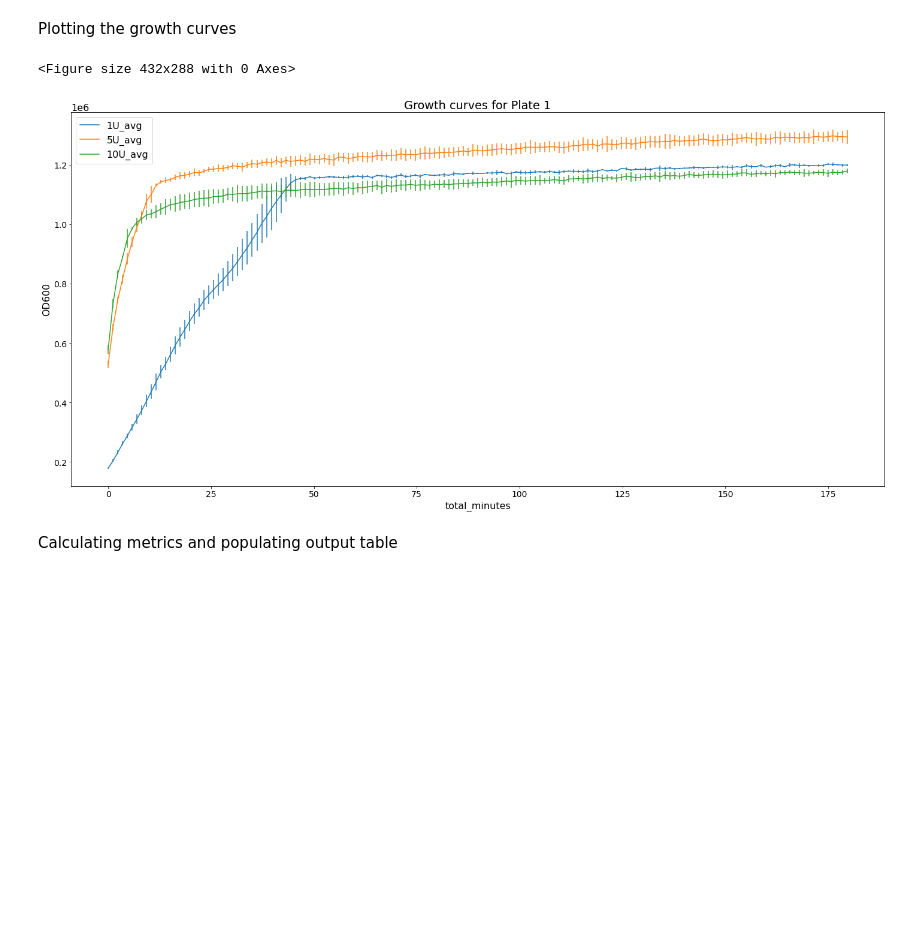
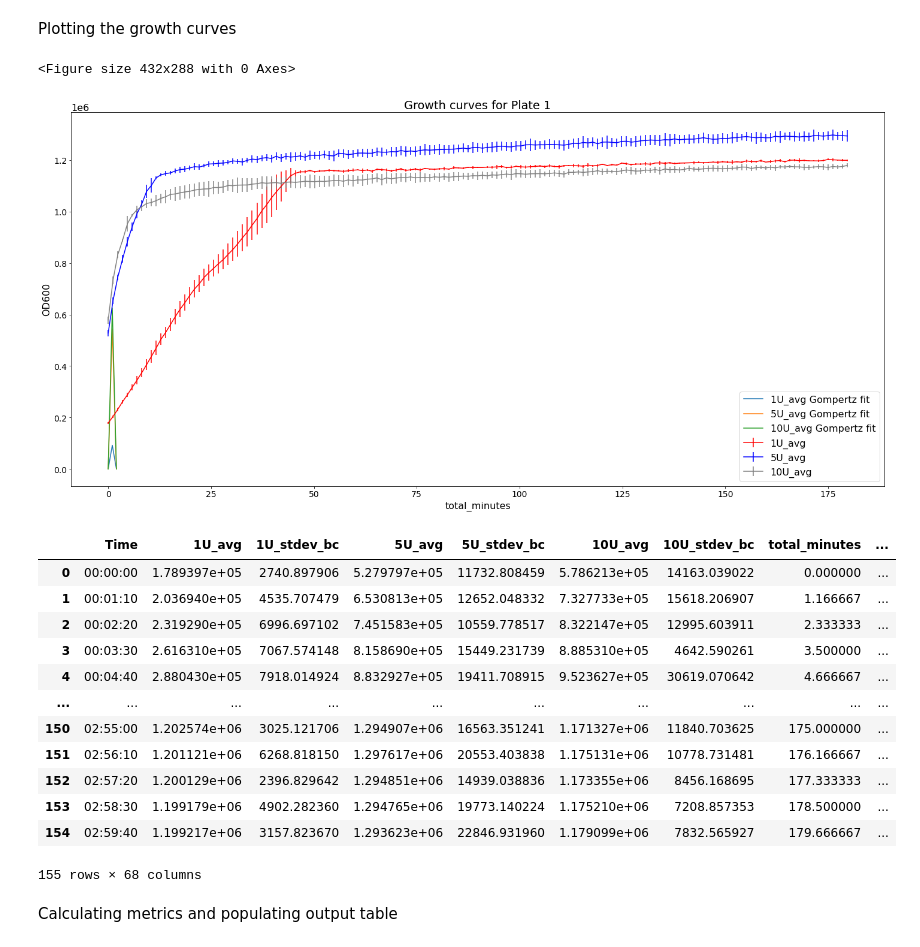
Before and after one commit to cultivarium/Growth_analysis, a Jupyter notebook: growth_curves.ipynb, the cells around one changed output. Drawn from its saved outputs; the diff is of its cells as text; code cells hidden in the pictures; blank space fills up the shorter version.

```diff
--- a/growth_curves.ipynb
+++ b/growth_curves.ipynb
@@ -29,7 +32,12 @@ From a quick checkup it looks like the files are streaming out from the same sof
 
 # read into a preprocess df
 # store file names in a variable for easy use downstream
-filename='synergyh1_2.xlsx'
+root = tk.Tk()
+root.withdraw()
+
+filename = filedialog.askopenfilename()
+
+#filename='synergyh1_2.xlsx'
 ppdf=pd.read_excel(filename)
 cols=ppdf.columns
 #print(cols[0])
@@ -88,7 +96,11 @@ plt.show()
 After reading the plate, identify samples by loading a sample file
 # %%
 # get the layout and start calculating metrics
-platelayout=pd.read_table('synergyh1_2_layout.txt')
+root = tk.Tk()
+root.withdraw()
+
+layoutfile = filedialog.askopenfilename()
+platelayout=pd.read_table(layoutfile)
 platelayout=platelayout.set_index('sample')
 
 # this will have the output table
@@ -195,54 +193,66 @@ graphdf
 # %% [markdown]
 Plotting the growth curves
 # %%
+# gompertz fit
+    # c represents the last measurment, x is time
+def gompertz_model(x,a,b,c):
+    return c*np.exp(-b*np.exp(-x/a))
+
+
 def slope(x1, y1, x2, y2):
     m = (y2-y1)/(x2-x1)
     return m
 
-
+colors=['red','blue','grey','blue']
 plt.figure()
 plt.rcParams.update({'font.size': 16})
 graphdf.plot(x='total_minutes', y=sample_names,yerr=graphdf[err_names].T.values,
              figsize=(20,10),
              ylabel='OD600',
              title='Growth curves for '+plateid,
              #logy=True,
-             fontsize=14)
+             fontsize=14,
+             color=colors)
 colors=['red','blue','grey','blue']
 # plot in the mid-log phases
 for i,sample in enumerate(sample_names):
     if 'NC' in sample:
         continue
+    # gompertz c value, the ods
     lst=graphdf[sample].values
+    # gompertz time
     mlst=graphdf['total_minutes'].values
-    # get the slopes between each pair of points
-    slopes=[]
-    for n,point in enumerate(lst):
-        if n==len(lst)-1:
-            continue
-        x1=lst[n]
-        y1=mlst[n]
-        x2=lst[n+1]
-        y2=mlst[n+1]
-        s=slope(x1,y1,x2,y2)
-        slopes.append(s)
-    # where is the maximum difference between two points
-    max_item = max(slopes)
-    max_diff_idx= {slopes.index(max_item)}
-    max_val=list(graphdf.loc[max_diff_idx][sample])
-    #plt.axhline(y=max_val[0], color=colors[i], linestyle='-')
-    '''max_slope=np.argmax(np.gradient(lst))
-    max_val=graphdf.loc[max_slope][sample]
-    max_tts=graphdf.loc[max_slope]['Time']
-    plt.axhline(y=max_val, color=colors[i], linestyle='-')
-    plt.axvline(x=max_tts,color=colors[i], linestyle='-')'''
+    '''# add gompertz
+    glst=gompertz.fit(lst)
 
+    plt.plot(glst, label=sample+' Gompertz fit')
+
+    # add gls to the dataframe
+    glstseries=pd.Series(glst,name=sample+' Gompertz fit')
+    graphdf=pd.concat([graphdf,glstseries],axis=1)'''
+
+plt.legend()
 plt.tight_layout()
 plt.savefig('./graphics/growth_curves.svg')
 plt.show()
+
+graphdf
 # %% [output]
 <Figure size 432x288 with 0 Axes>
-[figure, old version]
+[figure, new version]
+|  | Time | 1U_avg | 1U_stdev_bc | 5U_avg | 5U_stdev_bc | 10U_avg | 10U_stdev_bc | total_minutes | ... |
+| 0 | 00:00:00 | 1.789397e+05 | 2740.897906 | 5.279797e+05 | 11732.808459 | 5.786213e+05 | 14163.039022 | 0.000000 | ... |
+| 1 | 00:01:10 | 2.036940e+05 | 4535.707479 | 6.530813e+05 | 12652.048332 | 7.327733e+05 | 15618.206907 | 1.166667 | ... |
+| 2 | 00:02:20 | 2.319290e+05 | 6996.697102 | 7.451583e+05 | 10559.778517 | 8.322147e+05 | 12995.603911 | 2.333333 | ... |
+| 3 | 00:03:30 | 2.616310e+05 | 7067.574148 | 8.158690e+05 | 15449.231739 | 8.885310e+05 | 4642.590261 | 3.500000 | ... |
+| 4 | 00:04:40 | 2.880430e+05 | 7918.014924 | 8.832927e+05 | 19411.708915 | 9.523627e+05 | 30619.070642 | 4.666667 | ... |
+| ... | ... | ... | ... | ... | ... | ... | ... | ... | ... |
+| 150 | 02:55:00 | 1.202574e+06 | 3025.121706 | 1.294907e+06 | 16563.351241 | 1.171327e+06 | 11840.703625 | 175.000000 | ... |
+| 151 | 02:56:10 | 1.201121e+06 | 6268.818150 | 1.297617e+06 | 20553.403838 | 1.175131e+06 | 10778.731481 | 176.166667 | ... |
+| 152 | 02:57:20 | 1.200129e+06 | 2396.829642 | 1.294851e+06 | 14939.038836 | 1.173355e+06 | 8456.168695 | 177.333333 | ... |
+| 153 | 02:58:30 | 1.199179e+06 | 4902.282360 | 1.294765e+06 | 19773.140224 | 1.175210e+06 | 7208.857353 | 178.500000 | ... |
+| 154 | 02:59:40 | 1.199217e+06 | 3157.823670 | 1.293623e+06 | 22846.931960 | 1.179099e+06 | 7832.565927 | 179.666667 | ... |
+155 rows × 68 columns
 # %% [markdown]
 Calculating metrics and populating output table
 # %%
```
Also changed, not shown: parts of 5 cells of this notebook, 4 other files.
